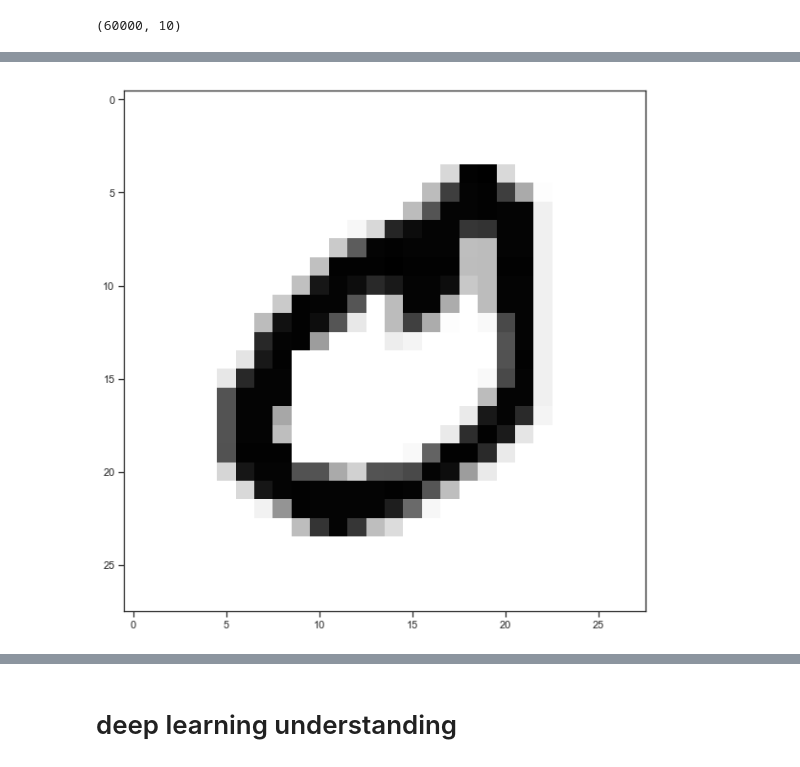
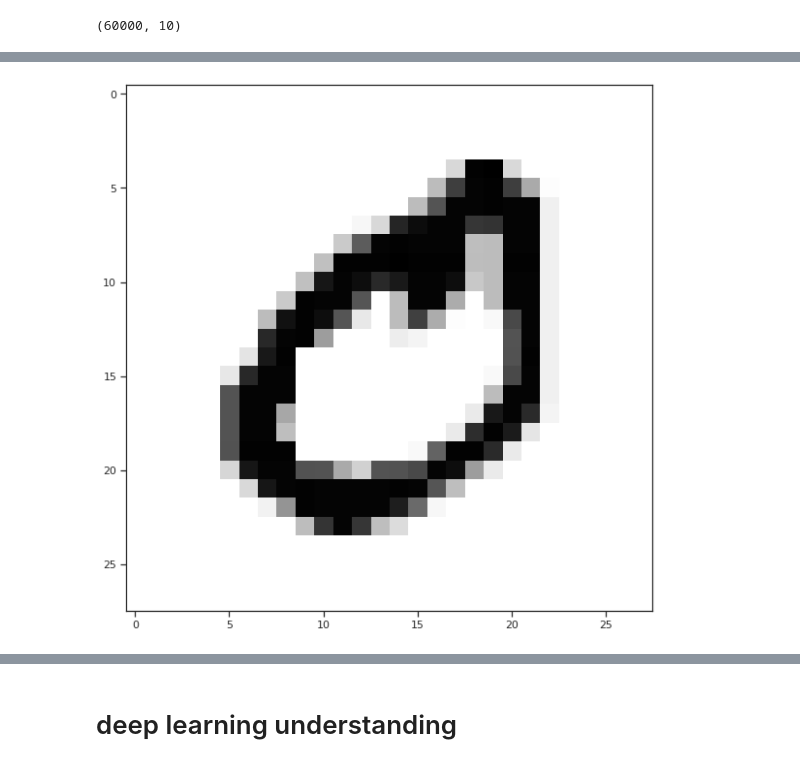
Before and after one commit to wdbm/Psychedelic_Machine_Learning_in_the_Cenozoic_Era, a Jupyter notebook: Keras_convolutional_MNIST.ipynb, the cells around one changed output, grey strips where cells are left out. Saved outputs shown, nothing was run; the diff lists cells and outputs as text; code cells hidden in the pictures.

```diff
--- a/Keras_convolutional_MNIST.ipynb
+++ b/Keras_convolutional_MNIST.ipynb
@@ -34,5 +97,5 @@ Using TensorFlow backend.
 # %%
 %matplotlib inline
-plt.rcParams["figure.figsize"] = [17, 10]
+plt.rcParams['figure.figsize'] = [10, 10]
 # %%
 # input dimensions
@@ -99,11 +171,6 @@ array([[[0.        ],
 # %%
-plt.imshow(
-    x_train[21].reshape(28, 28),
-    cmap          = "Greys",
-    interpolation = "nearest"
-)
-plt.show()
+plt.imshow(x_train[21].reshape(28, 28), cmap="Greys", interpolation="nearest");
 # %% [output]
-[figure, old version]
+[figure, new version]
 # %%
 model = Sequential()
```
Also changed, not shown: parts of 19 cells of this notebook.
